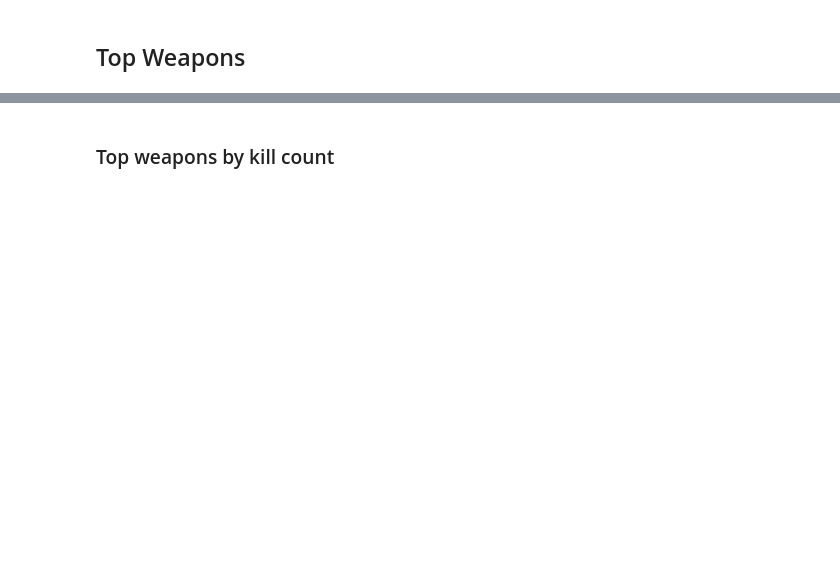
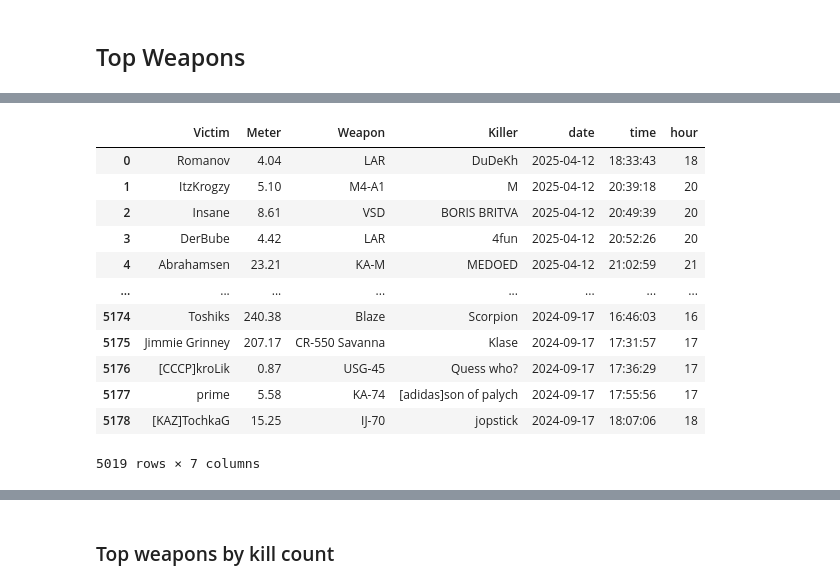
Before and after one commit to lucahlg/DayZAnalytics, a Jupyter notebook: discord.ipynb, the cells around one changed output, grey strips where cells are left out. Saved outputs shown, nothing was run; the diff lists cells and outputs as text; code cells hidden in the pictures; blank space fills up the shorter version.

```diff
--- a/discord.ipynb
+++ b/discord.ipynb
@@ -314,0 +335,16 @@ potato_kills
+# %%
+df
+# %% [output]
+|  | Victim | Meter | Weapon | Killer | date | time | hour |
+| 0 | Romanov | 4.04 | LAR | DuDeKh | 2025-04-12 | 18:33:43 | 18 |
+| 1 | ItzKrogzy | 5.10 | M4-A1 | M | 2025-04-12 | 20:39:18 | 20 |
+| 2 | Insane | 8.61 | VSD | BORIS BRITVA | 2025-04-12 | 20:49:39 | 20 |
+| 3 | DerBube | 4.42 | LAR | 4fun | 2025-04-12 | 20:52:26 | 20 |
+| 4 | Abrahamsen | 23.21 | KA-M | MEDOED | 2025-04-12 | 21:02:59 | 21 |
+| ... | ... | ... | ... | ... | ... | ... | ... |
+| 5174 | Toshiks | 240.38 | Blaze | Scorpion | 2024-09-17 | 16:46:03 | 16 |
+| 5175 | Jimmie Grinney | 207.17 | CR-550 Savanna | Klase | 2024-09-17 | 17:31:57 | 17 |
+| 5176 | [CCCP]kroLik | 0.87 | USG-45 | Quess who? | 2024-09-17 | 17:36:29 | 17 |
+| 5177 | prime | 5.58 | KA-74 | [adidas]son of palych | 2024-09-17 | 17:55:56 | 17 |
+| 5178 | [KAZ]TochkaG | 15.25 | IJ-70 | jopstick | 2024-09-17 | 18:07:06 | 18 |
+5019 rows × 7 columns
```
Also changed, not shown: parts of 18 cells of this notebook, 2 other files.
